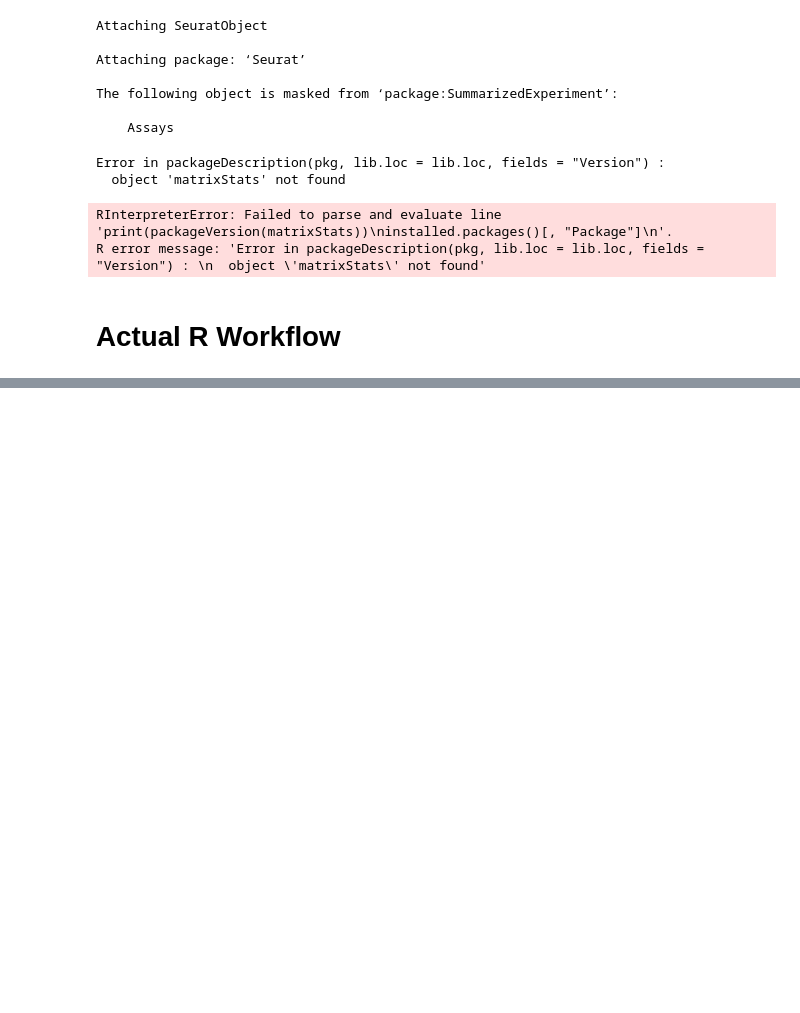
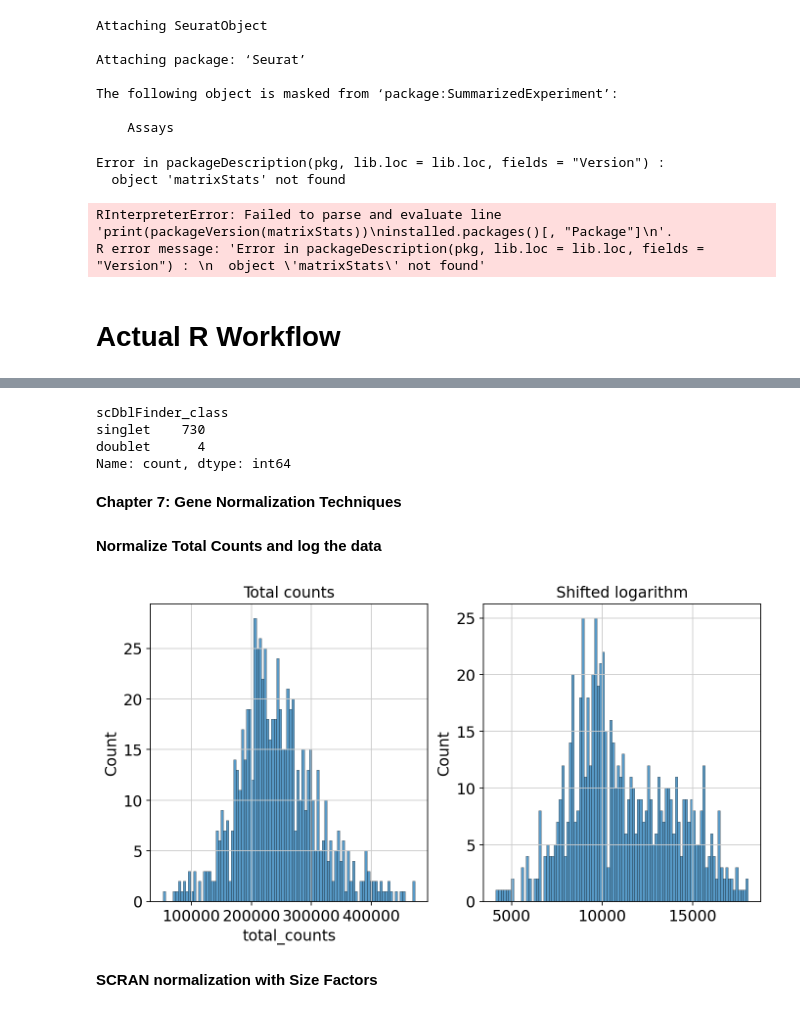
Before and after one commit to alexjimenez99/sc-RNAseq-embryos, a Jupyter notebook: scRNA_Human_Cerebral_Organoids_and_Fetal_Cortex.ipynb, the cells around one changed output, grey strips where cells are left out. Saved outputs shown, nothing was run; the diff lists cells and outputs as text; code cells hidden in the pictures; blank space fills up the shorter version.

Commit message:
Adding R workflow through normalization using Pearson residuals

```diff
--- a/scRNA_Human_Cerebral_Organoids_and_Fetal_Cortex.ipynb
+++ b/scRNA_Human_Cerebral_Organoids_and_Fetal_Cortex.ipynb
@@ -850,0 +757,38 @@ write.csv(logcounts_data, "logcounts.csv", row.names = TRUE)
+# %%
+adata.obs["scDblFinder_score"] = doublet_score
+adata.obs["scDblFinder_class"] = doublet_class
+adata.obs.scDblFinder_class.value_counts()
+# %% [output]
+scDblFinder_class
+singlet    730
+doublet      4
+Name: count, dtype: int64
+# %% [markdown]
+**Chapter 7: Gene Normalization Techniques**
+# %%
+sc.settings.verbosity = 0
+sc.settings.set_figure_params(
+    dpi=80,
+    facecolor="white",
+    # color_map="YlGnBu",
+    frameon=False,
+)
+
+rcb.logger.setLevel(logging.ERROR)
+ro.pandas2ri.activate()
+anndata2ri.activate()
+# %%
+scales_counts = sc.pp.normalize_total(adata, target_sum=None, inplace=False)
+# log1p transform
+adata.layers["log1p_norm"] = sc.pp.log1p(scales_counts["X"], copy=True)
+# %% [markdown]
+**Normalize Total Counts and log the data**
+# %%
+fig, axes = plt.subplots(1, 2, figsize=(10, 5))
+p1 = sns.histplot(adata.obs["total_counts"], bins=100, kde=False, ax=axes[0])
+axes[0].set_title("Total counts")
+p2 = sns.histplot(adata.layers["log1p_norm"].sum(1), bins=100, kde=False, ax=axes[1])
+axes[1].set_title("Shifted logarithm")
+plt.show()
+# %% [output]
+[figure, added]
@@ -850,0 +801,2 @@ write.csv(logcounts_data, "logcounts.csv", row.names = TRUE)
+# %% [markdown]
+**SCRAN normalization with Size Factors**
```
Also changed, not shown: parts of 47 cells of this notebook.
